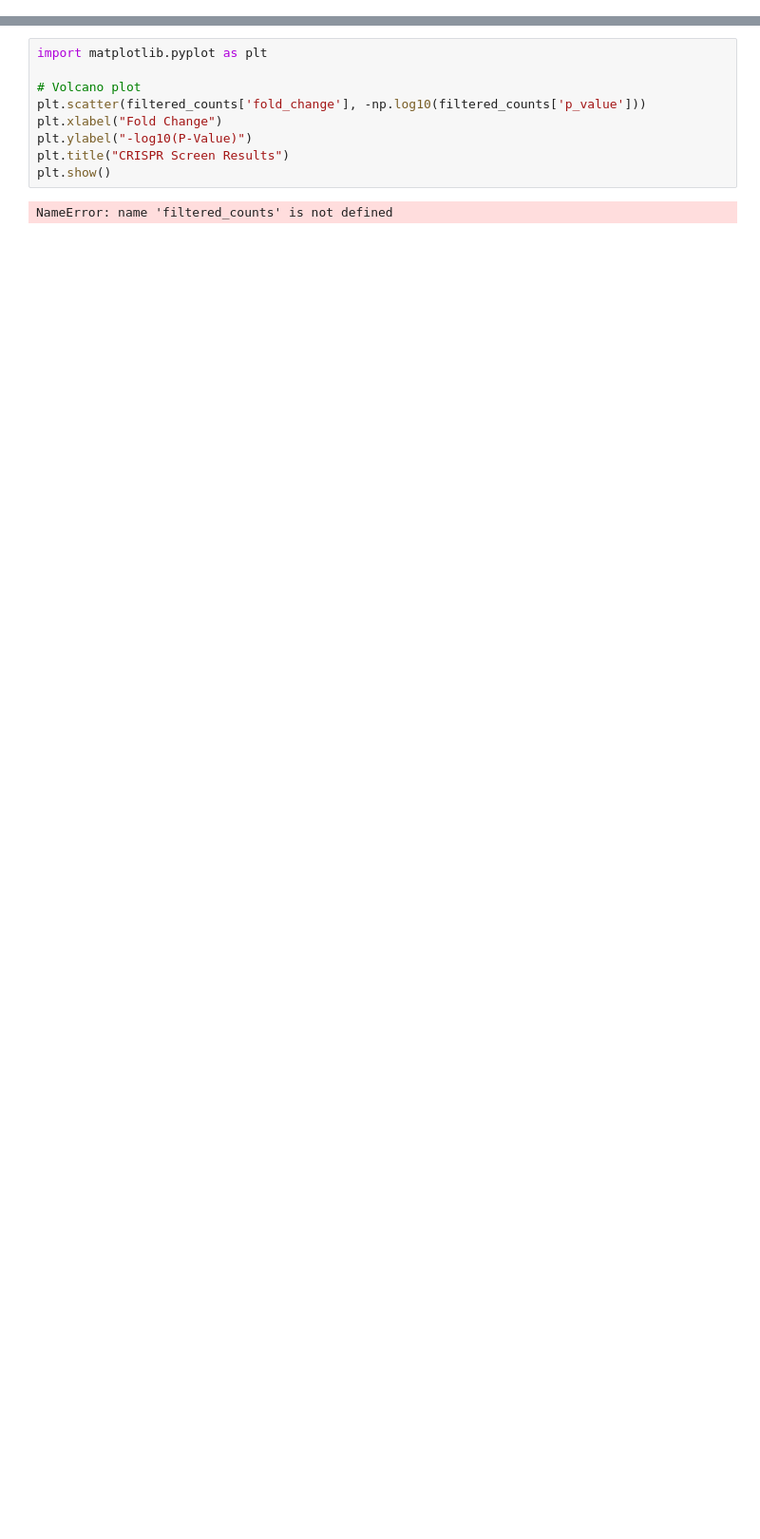
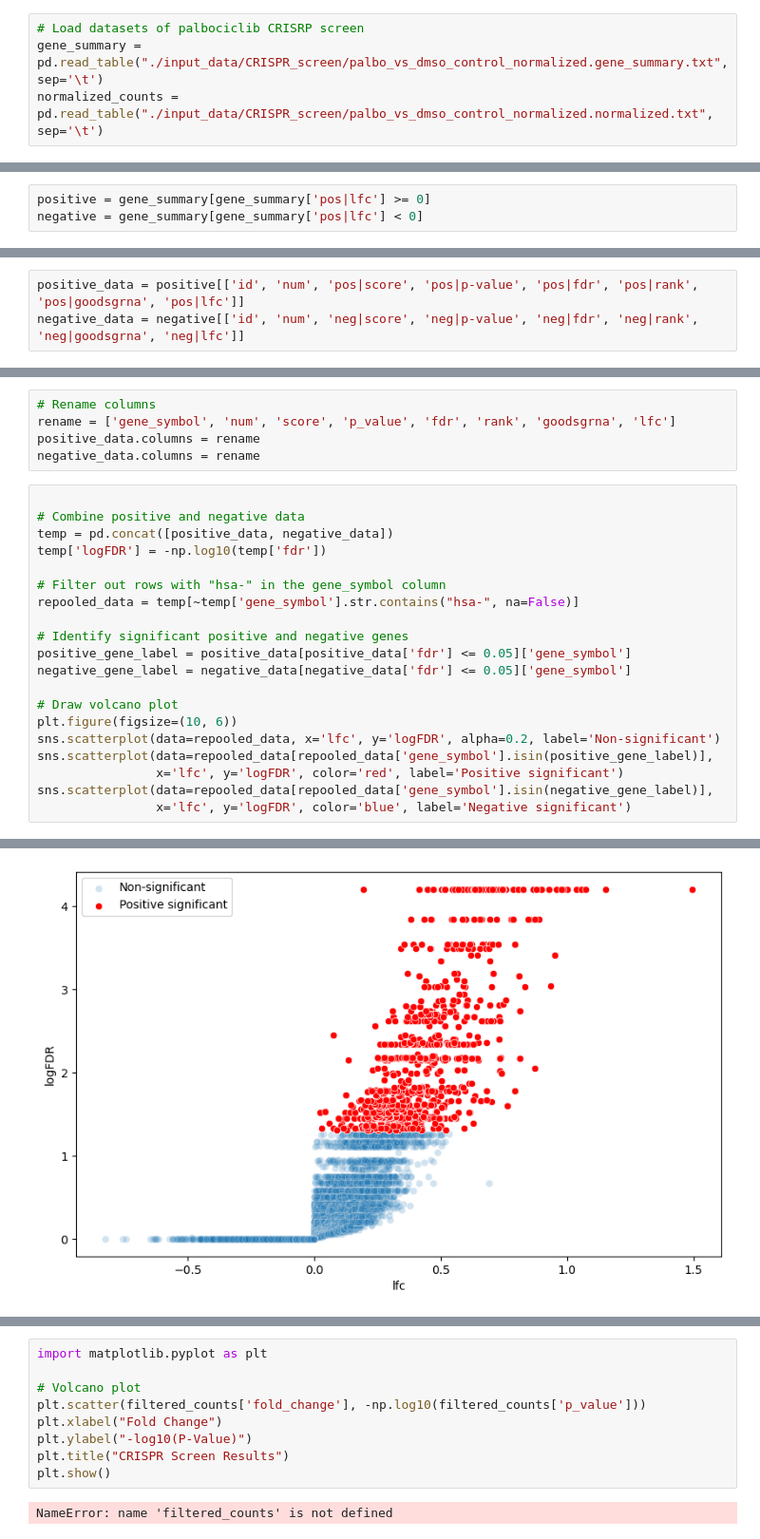
Before and after one commit to macorony/palbocilib_analysis_pipeline, a Jupyter notebook: Palbociclib_analysis_pipeline.ipynb, the cells around one changed output, grey strips where cells are left out. Shown: that part at 95% size. Cells and saved outputs as stored; diff of their text form; blank space fills up the shorter version.

Commit message:
update methods for normalized_counts

```diff
--- a/Palbociclib_analysis_pipeline.ipynb
+++ b/Palbociclib_analysis_pipeline.ipynb
@@ -0,0 +7,4 @@
+# %%
+# Load datasets of palbociclib CRISRP screen
+gene_summary = pd.read_table("./input_data/CRISPR_screen/palbo_vs_dmso_control_normalized.gene_summary.txt", sep='\t')
+normalized_counts = pd.read_table("./input_data/CRISPR_screen/palbo_vs_dmso_control_normalized.normalized.txt", sep='\t')
@@ -0,0 +18,3 @@
+# %%
+positive = gene_summary[gene_summary['pos|lfc'] >= 0]
+negative = gene_summary[gene_summary['pos|lfc'] < 0]
@@ -0,0 +33,3 @@
+# %%
+positive_data = positive[['id', 'num', 'pos|score', 'pos|p-value', 'pos|fdr', 'pos|rank', 'pos|goodsgrna', 'pos|lfc']]
+negative_data = negative[['id', 'num', 'neg|score', 'neg|p-value', 'neg|fdr', 'neg|rank', 'neg|goodsgrna', 'neg|lfc']]
@@ -0,0 +46,26 @@
+# %%
+# Rename columns
+rename = ['gene_symbol', 'num', 'score', 'p_value', 'fdr', 'rank', 'goodsgrna', 'lfc']
+positive_data.columns = rename
+negative_data.columns = rename
+# %%
+
+# Combine positive and negative data
+temp = pd.concat([positive_data, negative_data])
+temp['logFDR'] = -np.log10(temp['fdr'])
+
+# Filter out rows with "hsa-" in the gene_symbol column
+repooled_data = temp[~temp['gene_symbol'].str.contains("hsa-", na=False)]
+
+# Identify significant positive and negative genes
+positive_gene_label = positive_data[positive_data['fdr'] <= 0.05]['gene_symbol']
+negative_gene_label = negative_data[negative_data['fdr'] <= 0.05]['gene_symbol']
+
+# Draw volcano plot
+plt.figure(figsize=(10, 6))
+sns.scatterplot(data=repooled_data, x='lfc', y='logFDR', alpha=0.2, label='Non-significant')
+sns.scatterplot(data=repooled_data[repooled_data['gene_symbol'].isin(positive_gene_label)],
+                x='lfc', y='logFDR', color='red', label='Positive significant')
+sns.scatterplot(data=repooled_data[repooled_data['gene_symbol'].isin(negative_gene_label)],
+                x='lfc', y='logFDR', color='blue', label='Negative significant')
+# %% [output]
@@ -0,0 +73 @@
+[figure, added]
```
Also changed, not shown: parts of 14 cells of this notebook, 2 other files.
